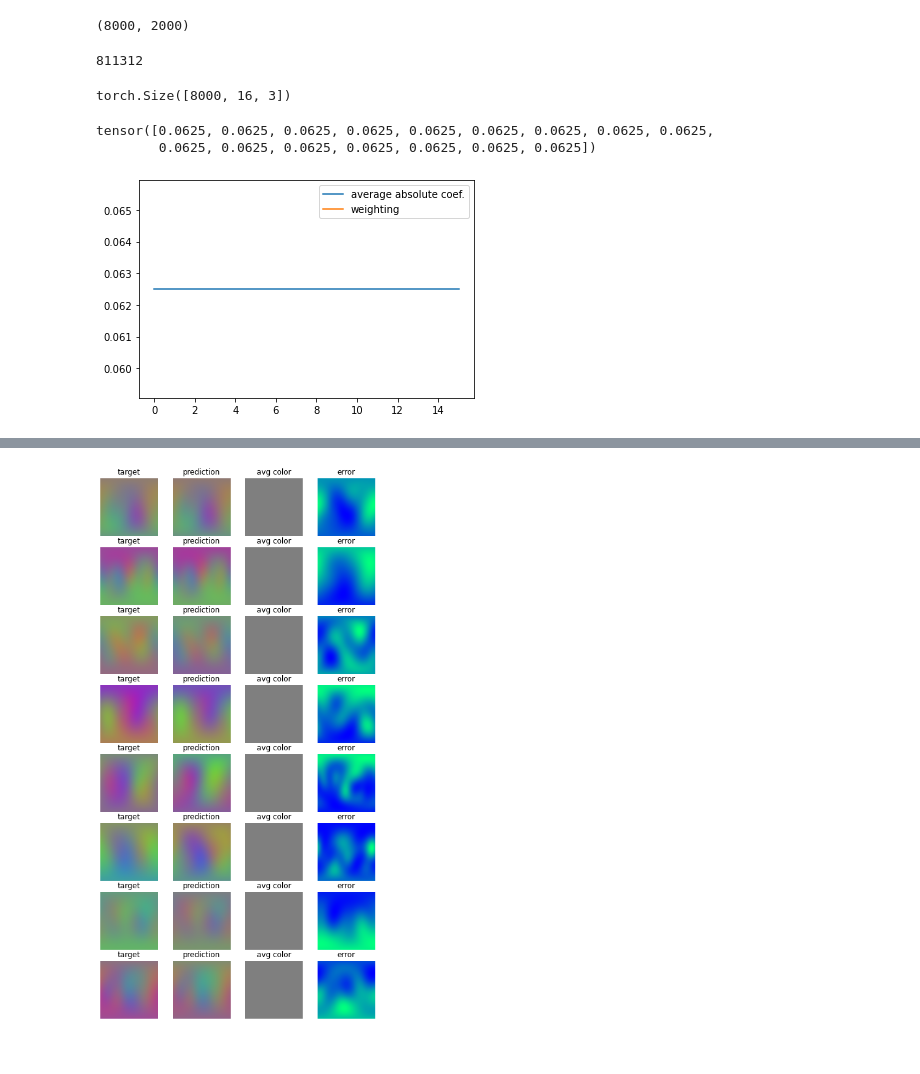
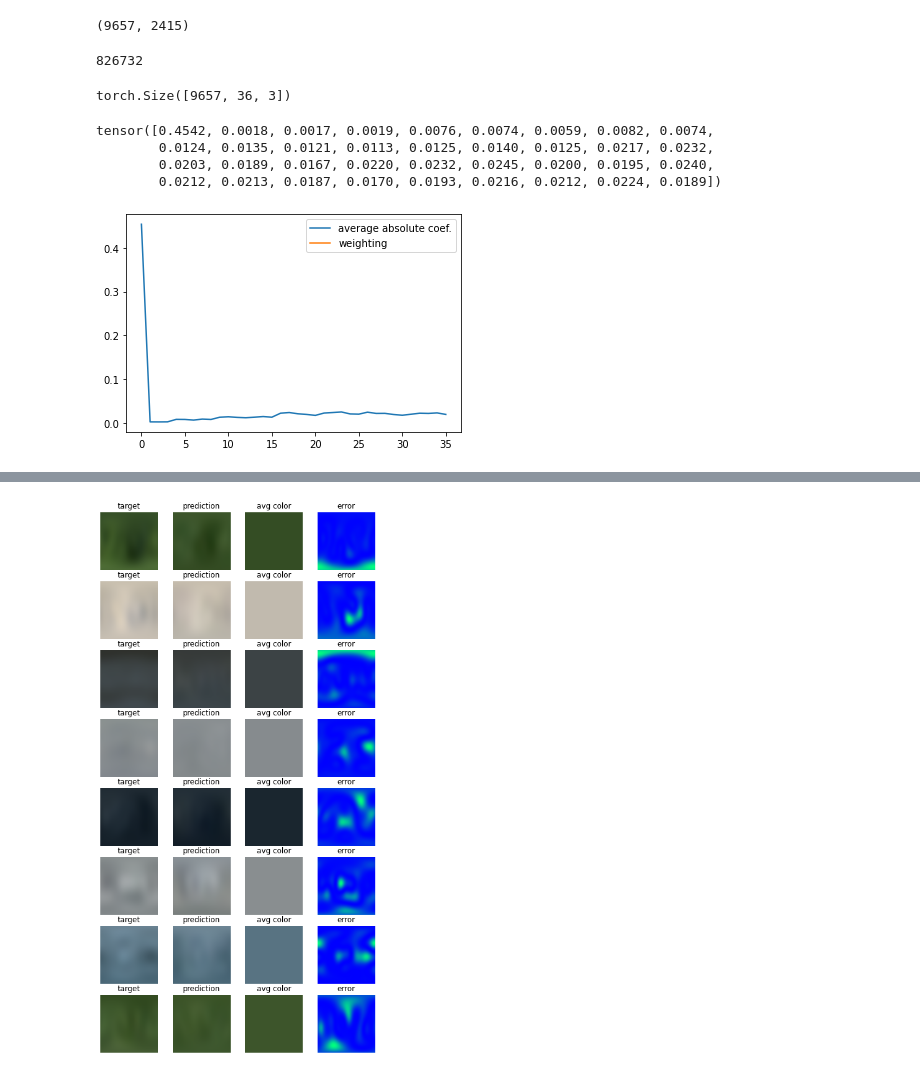
Before and after one commit to KeKsBoTer/punctum, a Jupyter notebook: pointnet/train.ipynb, the cells around one changed output, grey strips where cells are left out. Drawn from its saved outputs; the diff is of its cells as text; code cells hidden in the pictures.

```diff
--- a/pointnet/train.ipynb
+++ b/pointnet/train.ipynb
@@ -19,7 +16,7 @@ from dataset import OctantDataset
 from pytorch3d.structures import Pointclouds
 import torch.utils.data as data
 
-ds = OctantDataset("../datasets/simple_32_sh",preload=True) # neuschwanstein_2000_32max_sh
+ds = OctantDataset("../datasets/neuschwanstein_2000_32max_sh_norm",preload=True) # neuschwanstein_2000_32max_sh
 
 def collate_batched_point_clouds(batch: List[Tuple[Pointclouds, torch.Tensor]]):
     coefs = torch.stack([x[1] for x in batch])
@@ -45,21 +42,21 @@ val_batches = torch.arange(len(ds_val))[r].chunk(math.ceil((len(ds_val)/batch_si
 
 len(ds_train),len(ds_val)
 # %% [output]
-(8000, 2000)
+(9657, 2415)
 # %%
-l = 3
+l = 5
 model = PointNet((l + 1) ** 2,batch_norm=True).cuda()
 
 sum(p.numel() for p in model.parameters() if p.requires_grad)
 # %% [output]
-811312
+826732
 # %%
 coefs = torch.stack([c[ : lm2flat_index(l, -l) + 1] for _,c in ds_train])
 norm_a = coefs.mean(0)
 norm_b = coefs.std(0)
 coefs.shape
 # %% [output]
-torch.Size([8000, 16, 3])
+torch.Size([9657, 36, 3])
 # %%
 import numpy as np
 
@@ -73,37 +70,39 @@ def weightedL2Loss(weights:torch.Tensor):
         return (l2*weights.to(prediction.device)).mean()
     return loss
 
 weighting = 1/avg_coefs
 weighting /= weighting.sum() #normalize
 
 x =torch.arange(0,len(weighting))
 
 A = torch.ones((len(weighting),2))
 A[:,0]= x.log()
 
 
 a,b = torch.linalg.lstsq(A,weighting.cpu()).solution
 if a == b == 0:
     new_weights = torch.ones(1)
 else:
     new_weights = (a*x.log()+b).clip(0,1)
     new_weights = new_weights/new_weights.sum()
 
     new_weights += 0.05
     new_weights = new_weights/new_weights.sum()
 
-weighting = torch.ones_like(weighting)/len(weighting)
+#weighting = torch.ones_like(weighting)/len(weighting)
 
 
 plt.plot(weighting.cpu(),label="average absolute coef.")
 plt.plot(new_weights,label="weighting")
 plt.legend()
 mse_loss = weightedL2Loss(weighting)
 print(weighting)
 # %% [output]
-tensor([0.0625, 0.0625, 0.0625, 0.0625, 0.0625, 0.0625, 0.0625, 0.0625, 0.0625,
-        0.0625, 0.0625, 0.0625, 0.0625, 0.0625, 0.0625, 0.0625])
+tensor([0.4542, 0.0018, 0.0017, 0.0019, 0.0076, 0.0074, 0.0059, 0.0082, 0.0074,
+        0.0124, 0.0135, 0.0121, 0.0113, 0.0125, 0.0140, 0.0125, 0.0217, 0.0232,
+        0.0203, 0.0189, 0.0167, 0.0220, 0.0232, 0.0245, 0.0200, 0.0195, 0.0240,
+        0.0212, 0.0213, 0.0187, 0.0170, 0.0193, 0.0216, 0.0212, 0.0224, 0.0189])
-[figure, old version]
+[figure, new version]
 # %%
 from torch.optim.lr_scheduler import OneCycleLR
 from lrcurve import PlotLearningCurve
@@ -226,7 +224,7 @@ for i in range(8):
     error = (prediction-target).square().mean(-1)
     ax4.imshow(error,cmap="winter")
 # %% [output]
-[figure, old version]
+[figure, new version]
 # %%
 model.eval()
 model.requires_grad_(False)
```
Also changed, not shown: parts of 3 cells of this notebook, 6 other files.
